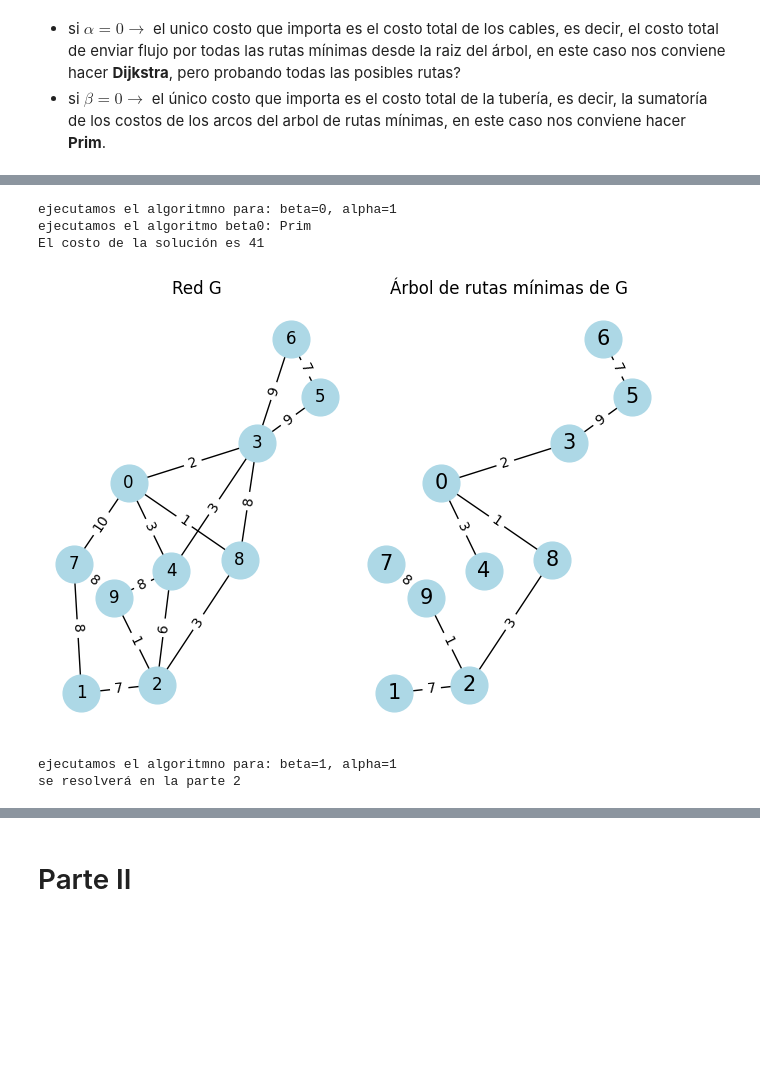
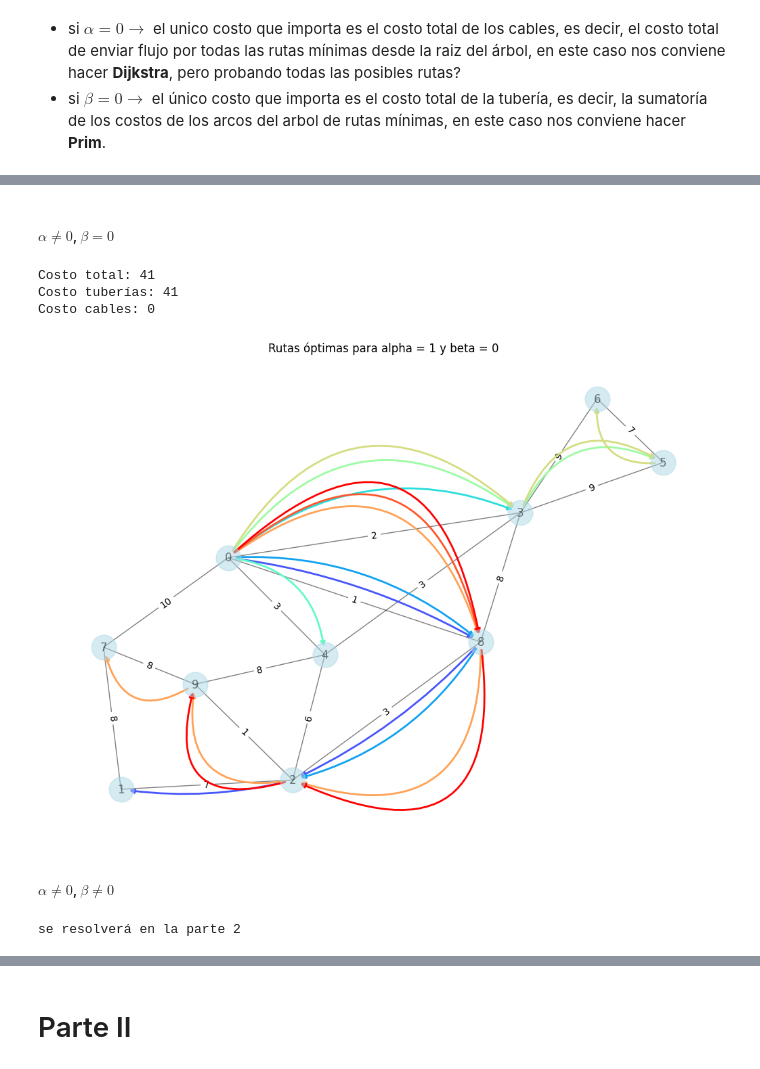
Before and after one commit to bwertheim1/tareas_flujo, a Jupyter notebook: T3/t3.ipynb, the cells around one changed output, grey strips where cells are left out. Drawn from its saved outputs; the diff is of its cells as text; code cells hidden in the pictures; blank space fills up the shorter version.

Commit message:
arregle detalles de la 1, la árte q dice mejor algoritmo es lo q hay q usar

```diff
--- a/T3/t3.ipynb
+++ b/T3/t3.ipynb
@@ -70,35 +119,31 @@ def beta_dist_0(beta, G) -> list:
 def elegir_algoritmo(alpha: int, beta: int, G: nx.Graph) -> nx.Graph:
     if type(alpha) is int and type(alpha) is int:
         if alpha>=0 and beta>=0:
-            print(f'ejecutamos el algoritmno para: beta={beta}, alpha={alpha}')
             if alpha == 0 and beta == 0:
                 print('NO IMPORTA EL COSTO, HAGA LO QUE QUIERA')
 
             elif alpha == 0 and beta != 0:
-                print('ejecutamos el algoritmo alpha0: Rutas minimas')
-
                 return beta_dist_0(beta, G)
 
             elif alpha != 0 and beta == 0:
-                print('ejecutamos el algoritmo beta0: Prim')
                 return alpha_dist_0(alpha, G)
 
             else:
                 print('se resolverá en la parte 2')
 
-        else:
+        elif alpha<0 or beta<0:
             if alpha < 0:
-                print(f'no se puede ejecutar el algoritmo?')
+                print(f'Seleccione un valor alpha>0')
 
             else:
-                print(f'no se puede ejecutar el algoritmo?')
+                print(f'Seleccione un valor beta>0')
 
     else:
         if type(alpha) is not int:
-            print(f'ingrese un valor numérico para alpha')
+            print(f'Ingrese un valor numérico para alpha')
 
         else:
-            print(f'ingrese un valor numérico para beta')
+            print(f'Ingrese un valor numérico para beta')
 # %%
 def graficar_alpha_0(sol_alpha0: list) -> plt.plot:
     # Creamos un grafo multidigrafo para visualizar arcos paralelos
@@ -134,29 +179,24 @@ def graficar_alpha_0(sol_alpha0: list) -> plt.plot:
 
     plt.show()
 # %%
-def graficar_beta_0(sol: nx.Graph):
+def graficar_arbol_beta_0(sol: nx.Graph):
     # Minimum spanning tree = AMEM
-    sol = nx.minimum_spanning_tree(G, algorithm='prim', weight='weight')
+    #sol = nx.minimum_spanning_tree(G, algorithm='prim', weight='weight')
 
-    # Dibujamos el grafo
-    plt.subplots(1,2)
-
-        # GRAFO ORIGINAL
-    plt.subplot(1,2,1)
     pos = nx.spring_layout(G, seed = 1)
-    nx.draw(G, pos, with_labels=True, node_color='lightblue', node_size=700)
-    edge_labels = nx.get_edge_attributes(G, 'weight')
-    nx.draw_networkx_edge_labels(G, pos, edge_labels=edge_labels)
-    plt.title('Red G')
-
-        # ÁRBOL DE RUTAS MÍNIMAS
-
-    plt.subplot(1,2,2)
 
     nx.draw(sol, pos, with_labels=True, node_color='lightblue', node_size=700, font_size=15)
     nx.draw_networkx_edge_labels(sol, pos, edge_labels={(u, v): d['weight'] for u, v, d in sol.edges(data=True)})
     plt.title('Árbol de rutas mínimas de G')
+    plt.show()
 
-    plt.tight_layout()
-    plt.show()
+def graficar_beta_0(sol: nx.Graph, alpha):
+    arcos_amem = nx.minimum_spanning_edges(sol, algorithm='prim', weight='weight')
+    arbol_amem = nx.Graph()
+    arbol_amem.add_edges_from(arcos_amem)
+
+    rutas = dict()
+    for t in list(G.nodes()):
+        rutas[t]=nx.shortest_path(arbol_amem, 0, t)     # 0 es el nodo de origen
+    graficar_solucion(G, rutas, 0,alpha, 0)
 # %% [markdown]
@@ -199,28 +243,31 @@ El costo de la solución es 58
 [figure]
+# %% [markdown]
+##### $\alpha \neq 0$, $\beta=0$
 # %%
 alpha = 1
 beta = 0
 
 sol = elegir_algoritmo(alpha, beta, G)
 
 if alpha==0 and beta!=0:
     graficar_alpha_0(sol)
 
 elif alpha!=0 and beta==0:
-    graficar_beta_0(sol)
+    graficar_beta_0(sol, alpha)
 
 else:
     print('solucion de la parte 2')
 # %% [output]
-ejecutamos el algoritmno para: beta=0, alpha=1
-ejecutamos el algoritmo beta0: Prim
-El costo de la solución es 41
+Costo total: 41
+Costo tuberías: 41
+Costo cables: 0
-[figure, old version]
+[figure, new version]
+# %% [markdown]
+##### $\alpha \neq 0$, $\beta\neq0$
 # %%
 alpha = 1
 beta = 1
 
 sol = elegir_algoritmo(alpha, beta, G)
 # %% [output]
-ejecutamos el algoritmno para: beta=1, alpha=1
 se resolverá en la parte 2
```
Also changed, not shown: parts of 21 cells of this notebook.
